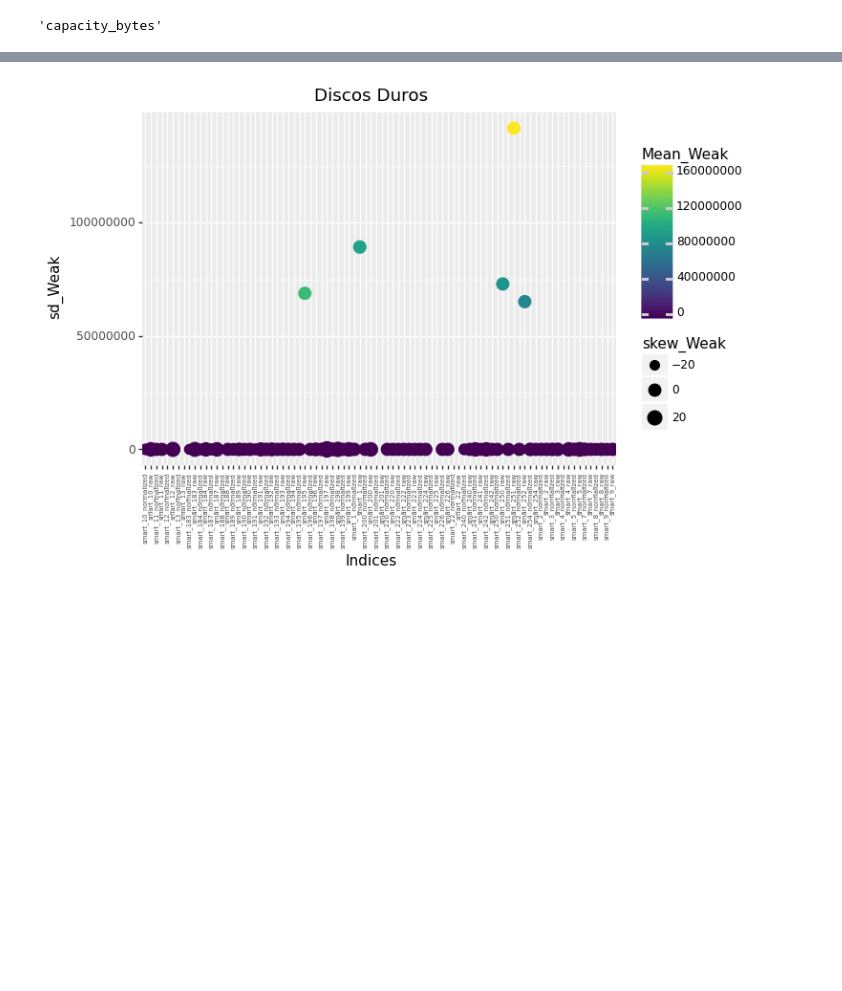
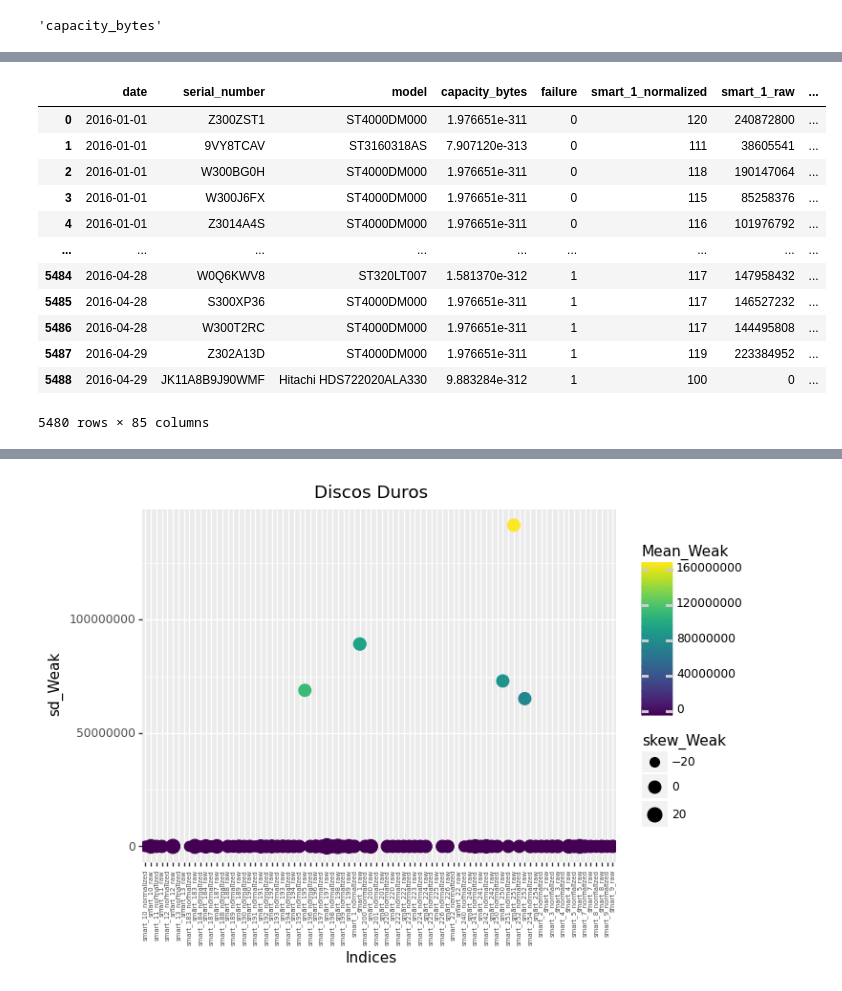
Before and after one commit to MIIIO2020/Prueba_2_AP, a Jupyter notebook: Python/Mati.ipynb, the cells around one changed output, grey strips where cells are left out. Saved outputs shown, nothing was run; the diff lists cells and outputs as text; code cells hidden in the pictures; blank space fills up the shorter version.

```diff
--- a/Python/Mati.ipynb
+++ b/Python/Mati.ipynb
@@ -206,0 +234,16 @@ stats_smart
+# %%
+df
+# %% [output]
+|  | date | serial_number | model | capacity_bytes | failure | smart_1_normalized | smart_1_raw | ... |
+| 0 | 2016-01-01 | Z300ZST1 | ST4000DM000 | 1.976651e-311 | 0 | 120 | 240872800 | ... |
+| 1 | 2016-01-01 | 9VY8TCAV | ST3160318AS | 7.907120e-313 | 0 | 111 | 38605541 | ... |
+| 2 | 2016-01-01 | W300BG0H | ST4000DM000 | 1.976651e-311 | 0 | 118 | 190147064 | ... |
+| 3 | 2016-01-01 | W300J6FX | ST4000DM000 | 1.976651e-311 | 0 | 115 | 85258376 | ... |
+| 4 | 2016-01-01 | Z3014A4S | ST4000DM000 | 1.976651e-311 | 0 | 116 | 101976792 | ... |
+| ... | ... | ... | ... | ... | ... | ... | ... | ... |
+| 5484 | 2016-04-28 | W0Q6KWV8 | ST320LT007 | 1.581370e-312 | 1 | 117 | 147958432 | ... |
+| 5485 | 2016-04-28 | S300XP36 | ST4000DM000 | 1.976651e-311 | 1 | 117 | 146527232 | ... |
+| 5486 | 2016-04-28 | W300T2RC | ST4000DM000 | 1.976651e-311 | 1 | 117 | 144495808 | ... |
+| 5487 | 2016-04-29 | Z302A13D | ST4000DM000 | 1.976651e-311 | 1 | 119 | 223384952 | ... |
+| 5488 | 2016-04-29 | JK11A8B9J90WMF | Hitachi HDS722020ALA330 | 9.883284e-312 | 1 | 100 | 0 | ... |
+5480 rows × 85 columns
```
Also changed, not shown: parts of 8 cells of this notebook, 1 other file.
